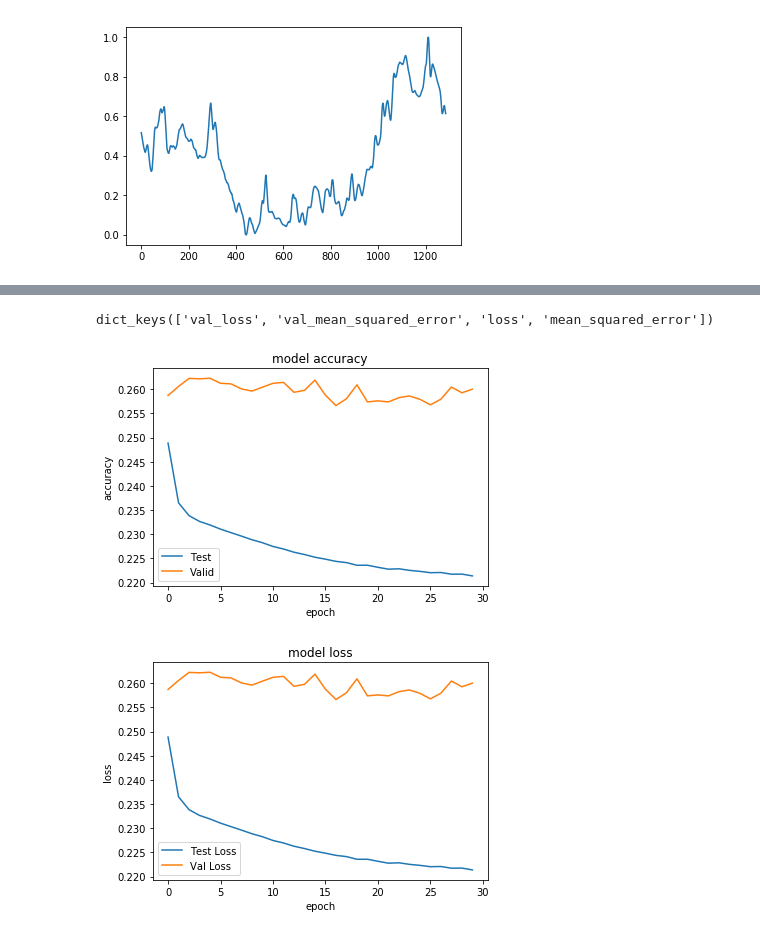
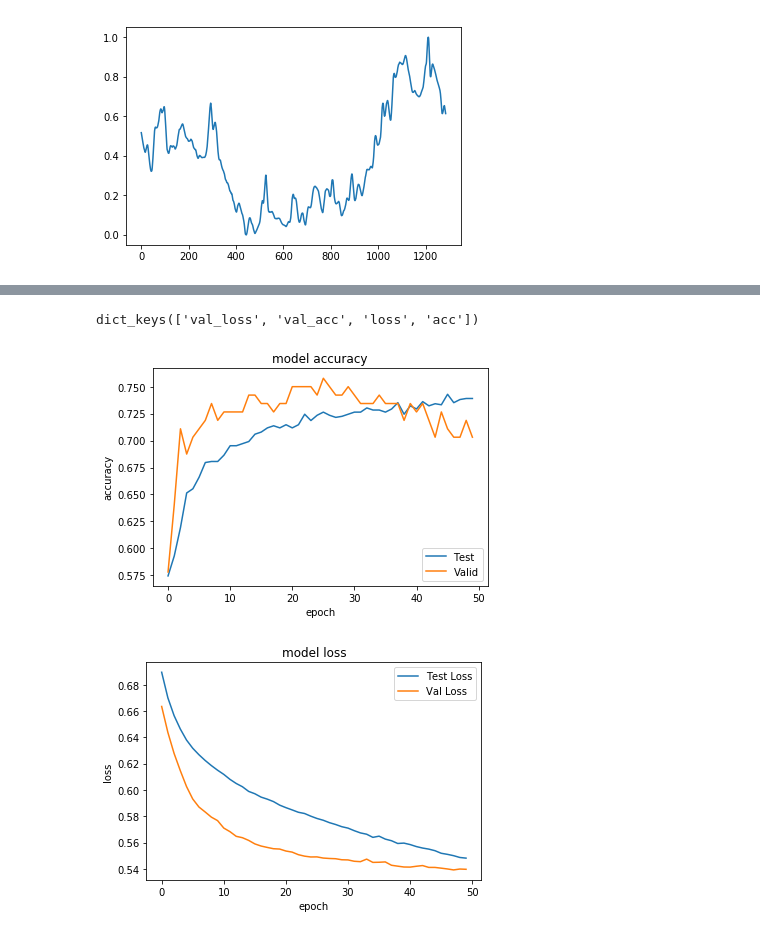
Before and after one commit to rmmartin02/OSRS_Research, a Jupyter notebook: ML/OSRS/Classification.ipynb, the cells around one changed output, grey strips where cells are left out. Cells and saved outputs as stored; diff of their text form; code cells hidden in the pictures.

Commit message:
Models coming along now

```diff
--- a/ML/OSRS/Classification.ipynb
+++ b/ML/OSRS/Classification.ipynb
@@ -107,14 +111,13 @@ def classify(d):
 x = []
 y = []
 p = []
-f_sizes = [5]
-size = sum(f_sizes)
+size = 10
 for i in range(-1*len(s_changes),-1*size,1):
     x.append([a[0] for a in s_changes[i:i+size]])
-    y.append(classify(s_changes[i+size+1]))
+    y.append(classify(s_changes[i+size]))
     p.append(prices[i+size+1])
 print(x[1],y[0])
 print(len(x[0]),len(x[-1]))
 print(len(x),len(y),len(p))
-y = keras.utils.to_categorical(y, num_classes=2)
+#y = keras.utils.to_categorical(y, num_classes=2)
 # %% [output]
@@ -124,6 +127,6 @@ y = keras.utils.to_categorical(y, num_classes=2)
 # %%
-s1 = int(len(y)*.7)
-s2  =int(len(y)*.85)
+s1 = int(len(y)*.8)
+s2  =int(len(y)*.9)
 x_train = np.array(x[:s1])
 y_train = np.array(y[:s1])
 x_val = np.array(x[s1:s2])
@@ -145,8 +150,8 @@ print(y_test[0])
 # %%
 model = Sequential()
 model.add(Dense(10, input_dim=size, activation='relu'))
-model.add(Dense(10, activation='relu'))
-model.add(Dense(2, activation='sigmoid'))
+model.add(Dense(10, input_dim=size, activation='relu'))
+model.add(Dense(1, activation='sigmoid'))
 print(model.summary())
 # %% [output]
 _________________________________________________________________
@@ -164,15 +169,14 @@ Non-trainable params: 0
 _________________________________________________________________
 None
 # %%
-sgd = SGD(lr=0.1)
-model.compile(loss='mse',
-              optimizer=sgd,
-              metrics=['mse'])
+model.compile(loss='binary_crossentropy',
+              optimizer='rmsprop',
+              metrics=['accuracy'])
 
 history = model.fit(x_train, y_train,
             validation_data=(x_val,y_val),
-            epochs=30,
-            batch_size=16)
+            epochs=50,
+            batch_size=10)
 score = model.evaluate(x_test, y_test, batch_size=1)
 print(score)
 # %% [output]
@@ -196,25 +206,25 @@ Epoch 30/30
 # %%
 print(history.history.keys())
 # summarize history for accuracy
-plt.plot(history.history['mean_squared_error'],label='Test')
-plt.plot(history.history['val_mean_squared_error'],label='Valid')
+plt.plot(history.history['acc'],label='Test')
+plt.plot(history.history['val_acc'],label='Valid')
 plt.title('model accuracy')
 plt.ylabel('accuracy')
 plt.xlabel('epoch')
 plt.legend()
 plt.show()
 # summarize history for loss
 plt.plot(history.history['loss'],label='Test Loss')
 plt.plot(history.history['val_loss'],label='Val Loss')
 plt.title('model loss')
 plt.ylabel('loss')
 plt.xlabel('epoch')
 plt.legend()
 plt.show()
 # %% [output]
-dict_keys(['val_loss', 'val_mean_squared_error', 'loss', 'mean_squared_error'])
+dict_keys(['val_loss', 'val_acc', 'loss', 'acc'])
-[figure, old version]
+[figure, new version]
-[figure, old version]
+[figure, new version]
 # %%
 y_pred = model.predict(x_test)
 print(y_pred[:5])
```
Also changed, not shown: parts of 11 cells of this notebook, 1 other file.
